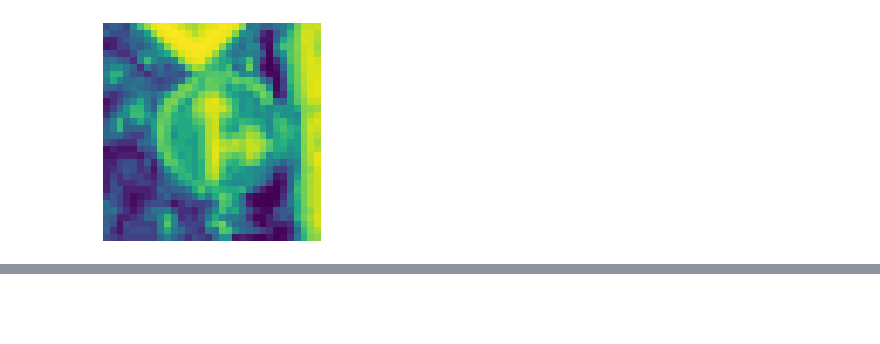
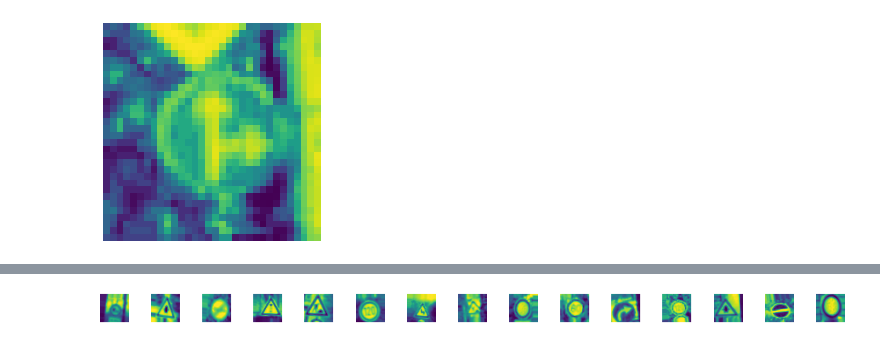
Before and after one commit to sumit-mandal/colab_google, a Jupyter notebook: trafffic_signs.ipynb, the cells around one changed output, grey strips where cells are left out. Saved outputs shown, nothing was run; the diff lists cells and outputs as text; code cells hidden in the pictures; blank space fills up the shorter version.

```diff
--- a/trafffic_signs.ipynb
+++ b/trafffic_signs.ipynb
@@ -206,3 +227,29 @@ X_val = X_val.reshape(4410, 32, 32, 1)
+# %%
+#calling our datagenerator to create some new images
+batches = datagen.flow(X_train,y_train,batch_size=20)
+
+#datagen refers to image generator
+#flow is requesting image generator for images
+#it is requesting image from X_train and also  created an iterator which stores a batch of 20 images along with their respective labels
+
+X_batch, y_batch = next(batches)
+
+#  we need to take our batches iterator containing data about our newly created images and store the data inside of an X batch and respective y batch array
+# This is done using the built in Python command next(), and the next function simply calls an iterator item and retrieves the next item for it.
+# As we defined our iterator to create a batch size of 20 we get 20 new images each time the next function is called on the iterator.
+
+fig,axs = plt.subplots(1,15, figsize=(20,5))
+fig.tight_layout()
+
+for i in range(15):
+  axs[i].imshow(X_batch[i].reshape(32,32))
+  #we plot an image at each index of our axis using axs[i].imshow
+  #we will feed our X batch dataset as an argument using i as the index.And finally we need to reshape 32 by 30 to each image to have it display properly
+
+
+  axs[i].axis('off')
+# %% [output]
+[figure, added]
 # %%
 #one hot encoding now
 y_train = to_categorical(y_train , 43)
```
Also changed, not shown: parts of 15 cells of this notebook.
